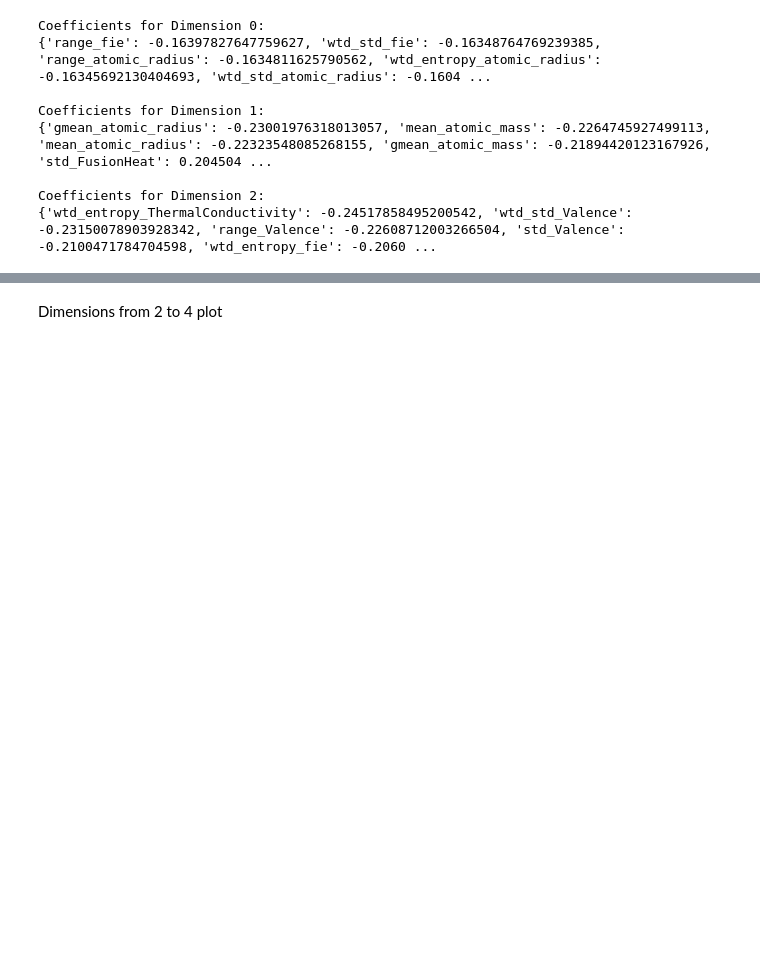
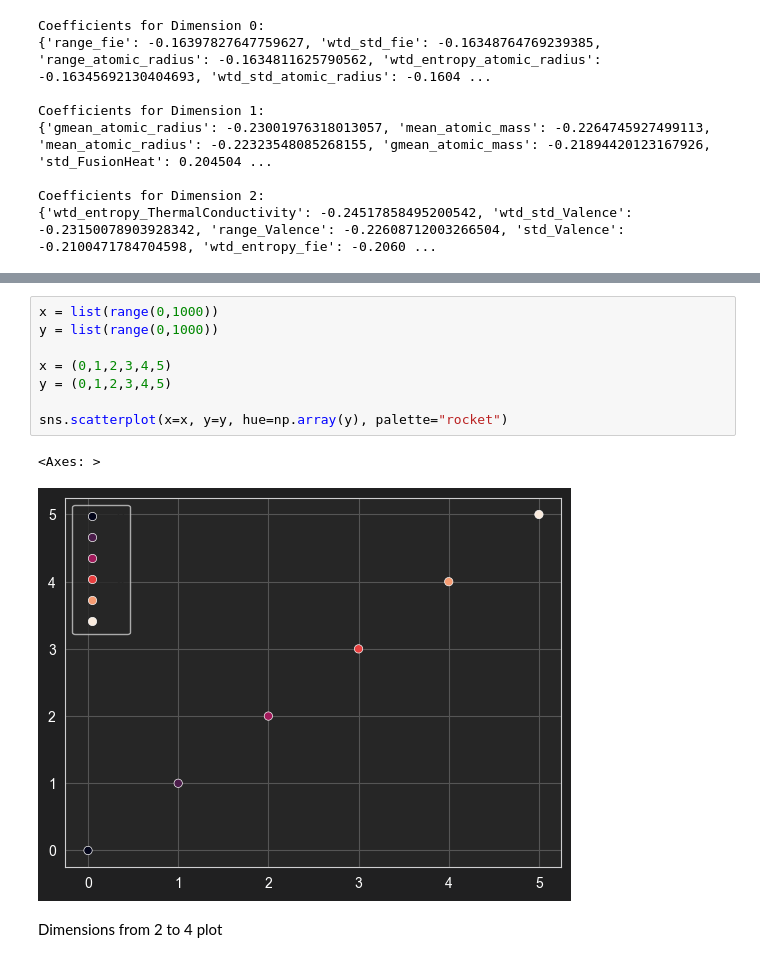
Before and after one commit to Firefly55lm/superconductors_critical_temperature_analysis, a Jupyter notebook: old/models_test.ipynb, the cells around one changed output, grey strips where cells are left out. Saved outputs shown, nothing was run; the diff lists cells and outputs as text; blank space fills up the shorter version.

```diff
--- a/old/models_test.ipynb
+++ b/old/models_test.ipynb
@@ -127,3 +131,14 @@ legend.get_title().set_weight('bold')
+# %%
+x = list(range(0,1000))
+y = list(range(0,1000))
+
+x = (0,1,2,3,4,5)
+y = (0,1,2,3,4,5)
+
+sns.scatterplot(x=x, y=y, hue=np.array(y), palette="rocket")
+# %% [output]
+<Axes: >
+[figure, added]
 # %% [markdown]
 Dimensions from 2 to 4 plot
 # %%
```
Also changed, not shown: parts of 2 cells of this notebook, 6 other files.
